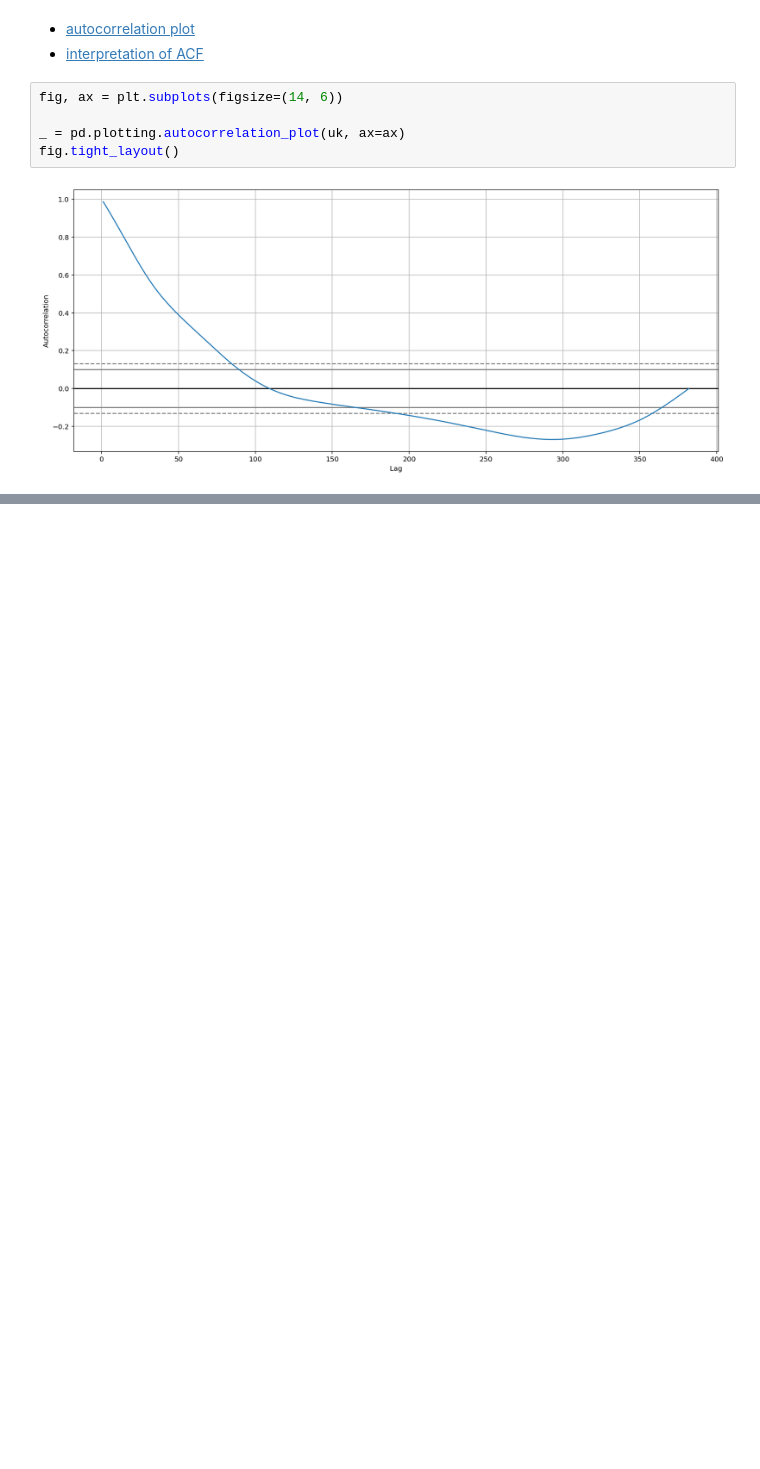
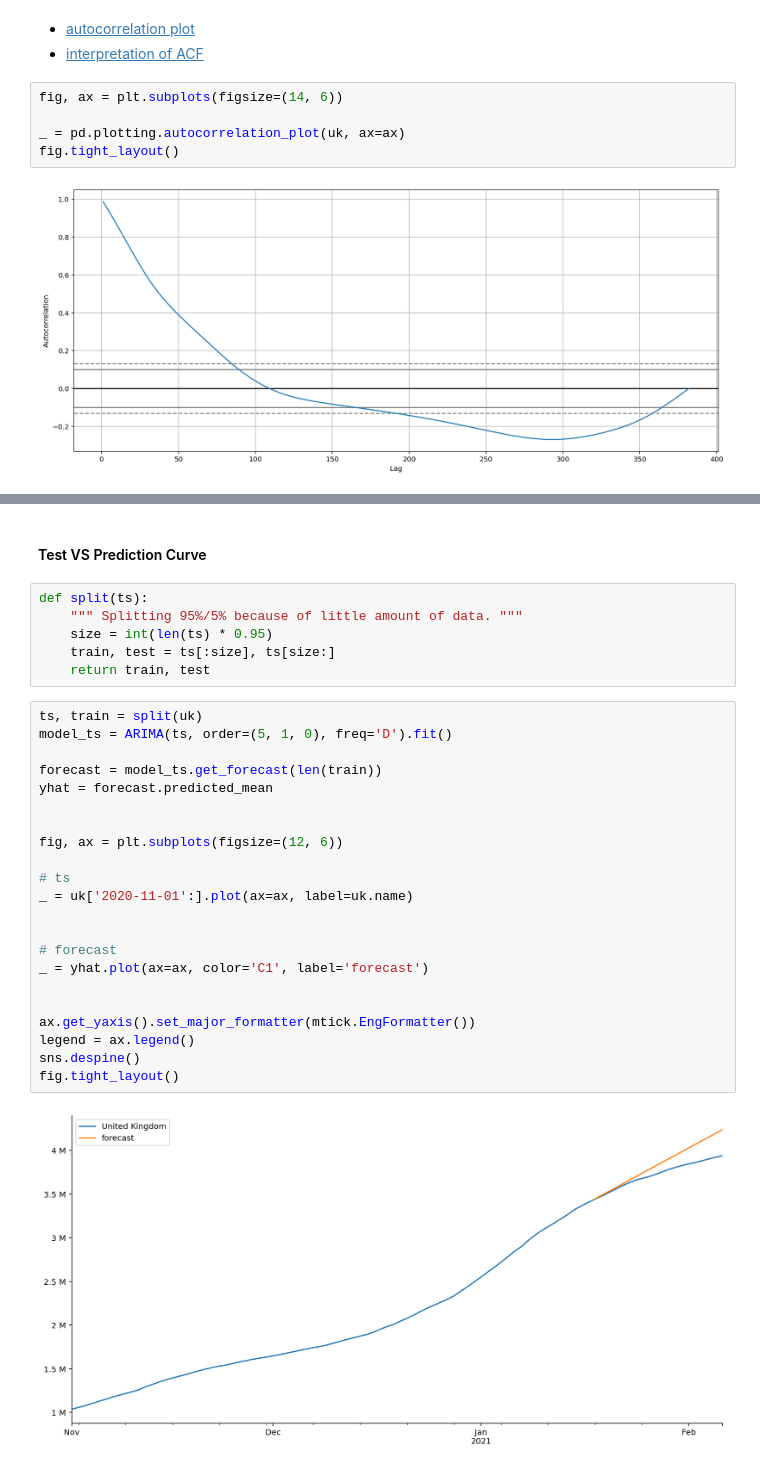
Before and after one commit to d-me-tree/covid-19-tracker, a Jupyter notebook: 04_forecasting.ipynb, the cells around one changed output, grey strips where cells are left out. Saved outputs shown, nothing was run; the diff lists cells and outputs as text; blank space fills up the shorter version.

```diff
--- a/04_forecasting.ipynb
+++ b/04_forecasting.ipynb
@@ -183,0 +216,32 @@ dtype: float64
+# %% [markdown]
+#### Test VS Prediction Curve
+# %%
+def split(ts):
+    """ Splitting 95%/5% because of little amount of data. """
+    size = int(len(ts) * 0.95)
+    train, test = ts[:size], ts[size:]
+    return train, test
+# %%
+ts, train = split(uk)
+model_ts = ARIMA(ts, order=(5, 1, 0), freq='D').fit()
+
+forecast = model_ts.get_forecast(len(train))
+yhat = forecast.predicted_mean
+
+
+fig, ax = plt.subplots(figsize=(12, 6))
+
+# ts
+_ = uk['2020-11-01':].plot(ax=ax, label=uk.name)
+
+
+# forecast
+_ = yhat.plot(ax=ax, color='C1', label='forecast')
+
+
+ax.get_yaxis().set_major_formatter(mtick.EngFormatter())
+legend = ax.legend()
+sns.despine()
+fig.tight_layout()
+# %% [output]
+[figure, added]
```
Also changed, not shown: parts of 15 cells of this notebook.
